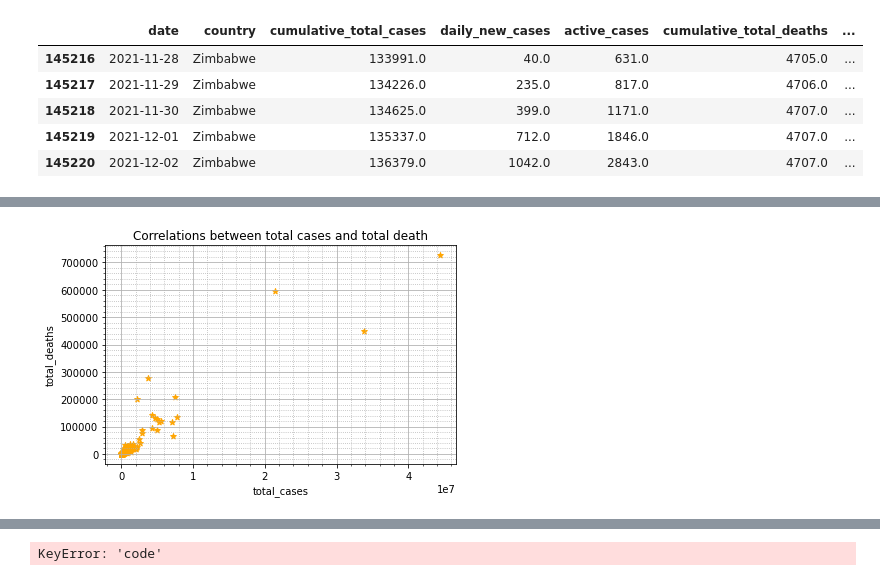
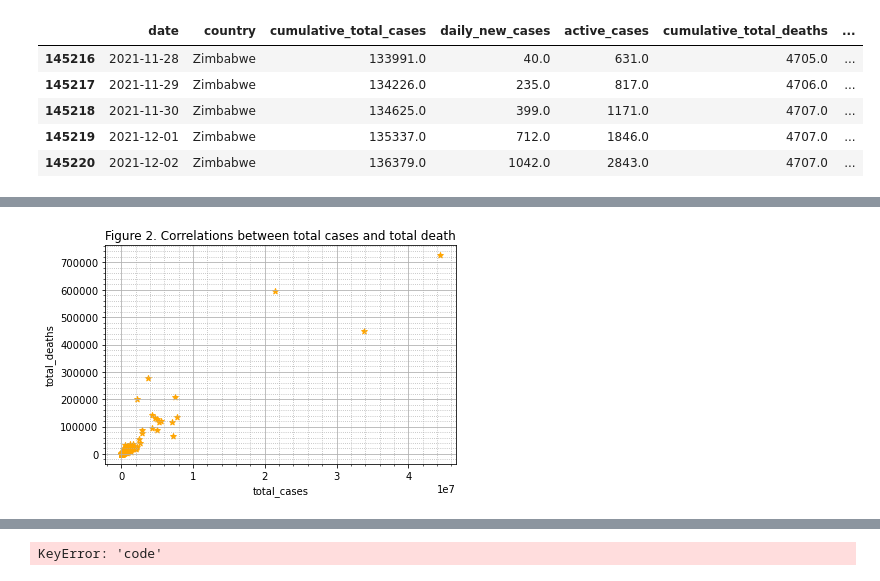
Before and after one commit to DominikaRzez/CovidVaccinationAnalysis, a Jupyter notebook: Global analysis.ipynb, the cells around one changed output, grey strips where cells are left out. Cells and saved outputs as stored; diff of their text form; code cells hidden in the pictures.

```diff
--- a/Global analysis.ipynb
+++ b/Global analysis.ipynb
@@ -70,20 +64,20 @@ covid_metadata_cumulative_df
 # %%
 x_values_1 = covid_metadata_cumulative_df["cumulative_total_cases"]
 y_values_1 = covid_metadata_cumulative_df["cumulative_total_deaths"]
 
 plt.scatter(x_values_1,y_values_1,marker = "*", color="orange")
-plt.title('Correlations between total cases and total death')
+plt.title('Figure 2. Correlations between total cases and total death')
 plt.xlabel('total_cases')
 plt.ylabel('total_deaths')
 plt.minorticks_on()
 plt.grid(which='major', linestyle='-')
 plt.grid(which='minor', linestyle=':')
 plt.tight_layout()
 
 plt.savefig("Images/Correlations_1.png")
 plt.show()
 # %% [output]
-[figure, old version]
+[figure, new version]
 # %%
 x_values_2 = covid_metadata_df["daily_new_cases"].shift(30)
 y_values_2 = covid_metadata_df["daily_new_deaths"]
```
Also changed, not shown: parts of 19 cells of this notebook.
